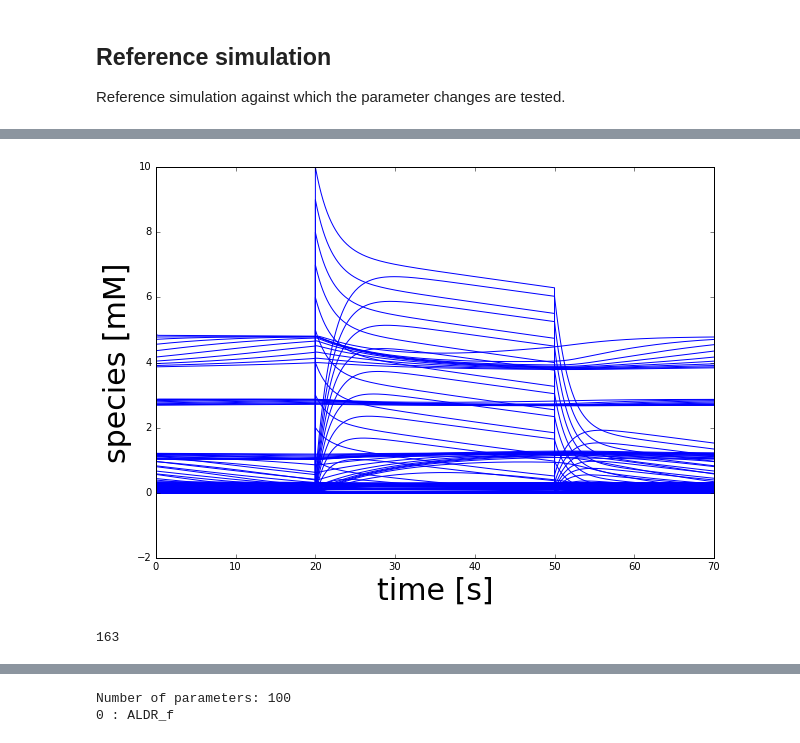
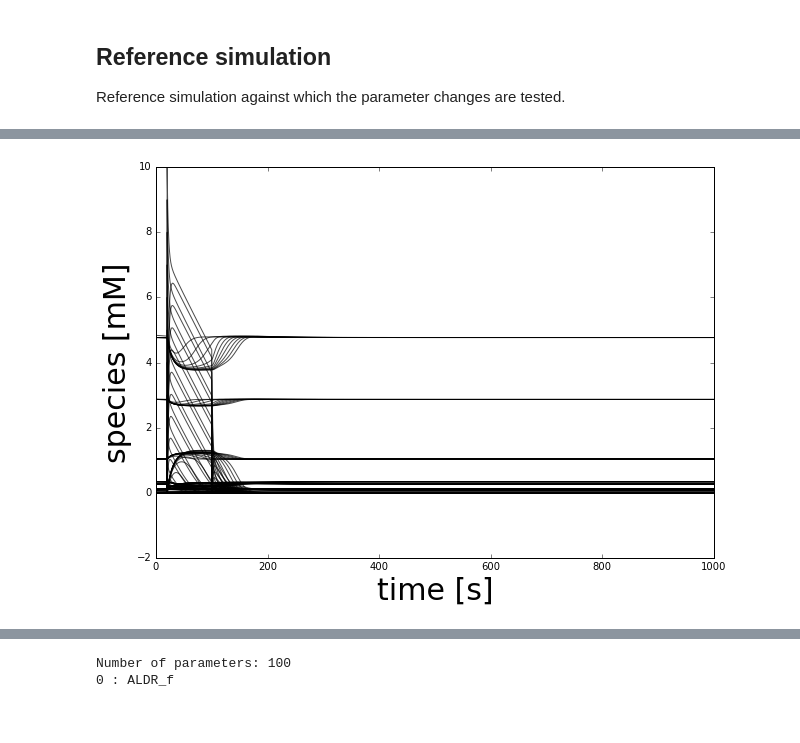
Before and after one commit to jingyayeah/multiscale-galactose, a Jupyter notebook: python/multiscalepy/multiscale/examples/notebook/galactose_parameter_sensitivity.ipynb, the cells around one changed output, grey strips where cells are left out. Drawn from its saved outputs; the diff is of its cells as text; code cells hidden in the pictures.

```diff
--- a/python/multiscalepy/multiscale/examples/notebook/galactose_parameter_sensitivity.ipynb
+++ b/python/multiscalepy/multiscale/examples/notebook/galactose_parameter_sensitivity.ipynb
@@ -14,7 +14,8 @@ import simapp.db.api as db_api
 import multiscale.odesim.db.tools as db_tools
 # %%
 # create model in database
-from multiscale.examples.testdata import galactose_singlecell_sbml
-print(galactose_singlecell_sbml)
-comp_model = db_api.create_model(filepath=galactose_singlecell_sbml)
+import multiscale.examples.testdata as testdata
+reload(testdata)
+print(testdata.galactose_singlecell_sbml)
+comp_model = db_api.create_model(filepath=testdata.galactose_singlecell_sbml)
 # %% [output]
@@ -59,14 +59,16 @@ time_it(r.reset, SelectionRecord.ALL)
 # selections
 r.selections = ['time'] + ['[{}]'.format(s) for s in r.model.getFloatingSpeciesIds()]
 print(r.selections)
-
+c0 = rt.store_concentrations(r)
 # settings
 rt.set_integrator_settings(r)
 # simulate
+
 s, _ = rt.simulate(r, 0, 1000)
 r.plot()
 rt.plot_results([s])
 
 # store the final concentrations
 c1 = rt.store_concentrations(r)
+s2 = s
 # %% [output]
@@ -92,41 +83,40 @@ Integration time: 0.00749802589417
 # %%
 # Galactose challenge after certain amount of time.
 # What are the effects of parameter changes in the model (analysis of variability)
+# Test galactose challenge
 
 import numpy as np
 from roadrunner import SelectionRecord
 reload(rt)
 
 # Changed fixed boundary conditions
 r.reset(SelectionRecord.ALL)  # reset model
 
 # storage for partial results
 results = []
-tends = [20, 50, 70]
+tends = [20, 100, 1000]
 Nsim = 10
 
 for k in xrange(Nsim):
     # simulate & store concentrations at end point
     s1 = r.simulate(0, tends[0])
     c1 = rt.store_concentrations(r)
 
     # change boundary concentrations
     e__gal = r.e__gal  # store old value
     r.e__gal = k+1       # set new value
     s2 = r.simulate(tends[0], tends[1])
 
     # reset values
     r.e__gal = e__gal  # restore value
     s3 = r.simulate(tends[1], tends[2])
 
     s = np.concatenate([s1, s2, s3], axis=0)
     results.append(s)
 
 # plot the results
-rt.plot_results(results, '-', 'blue')
+rt.plot_results(results, '-', color='black', alpha=0.7)
+
+# plot histograms: TODO: how different are the start from the end points
 # %% [output]
-[figure, old version]
+[figure, new version]
-# %%
-r.model.getNumGlobalParameters()
-# %% [output]
-163
```
Also changed, not shown: parts of 8 cells of this notebook, 10 other files.
